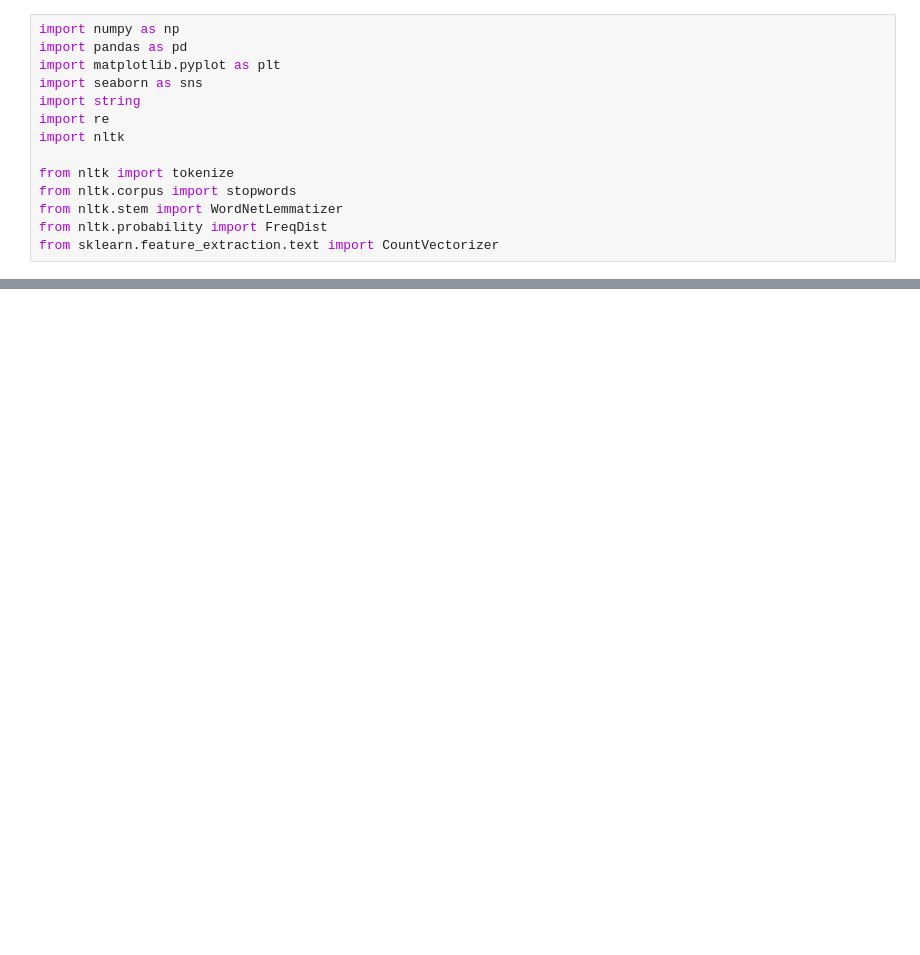
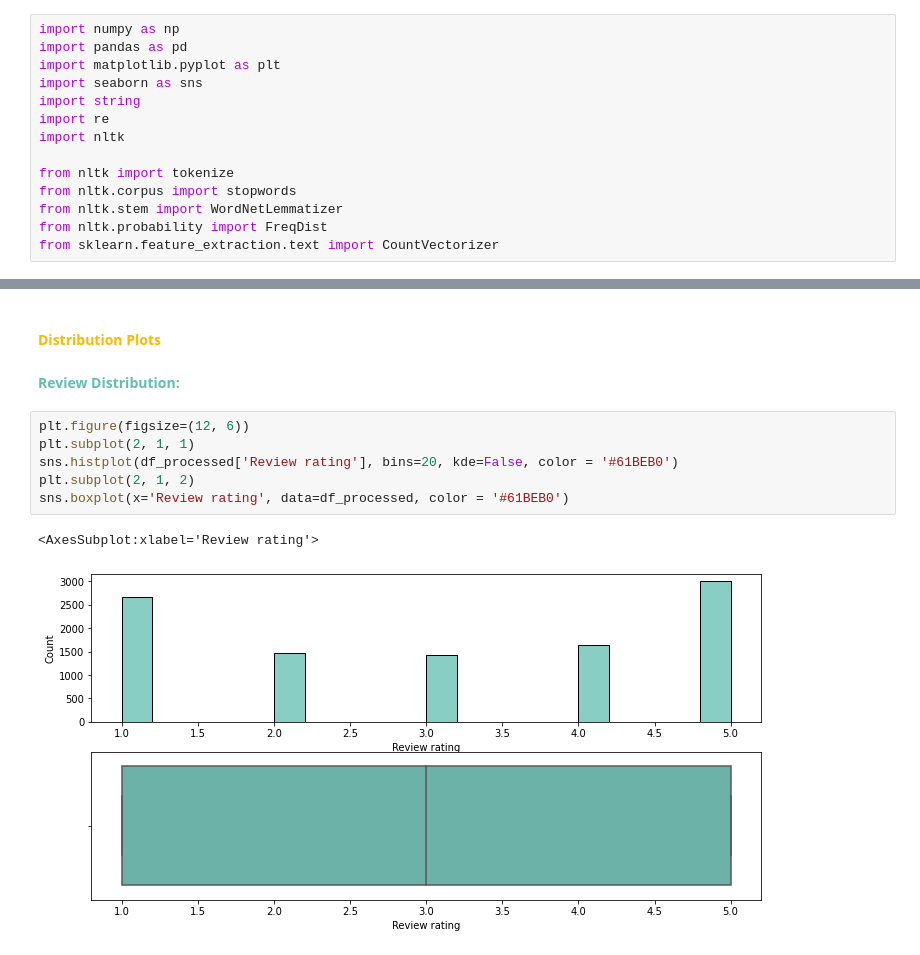
Before and after one commit to peacetay/CustomerProductReviews, a Jupyter notebook: EDA.ipynb, the cells around one changed output, grey strips where cells are left out. Drawn from its saved outputs; the diff is of its cells as text; blank space fills up the shorter version.

```diff
--- a/EDA.ipynb
+++ b/EDA.ipynb
@@ -30,0 +45,13 @@ df_raw.head(5)
+# %% [markdown]
+#### <font color=#FFB703> **Distribution Plots** </font>
+# %% [markdown]
+<font color=#61BEB0>**Review Distribution:**</font>
+# %%
+plt.figure(figsize=(12, 6))
+plt.subplot(2, 1, 1)
+sns.histplot(df_processed['Review rating'], bins=20, kde=False, color = '#61BEB0')
+plt.subplot(2, 1, 2)
+sns.boxplot(x='Review rating', data=df_processed, color = '#61BEB0')
+# %% [output]
+<AxesSubplot:xlabel='Review rating'>
+[figure, added]
```
Also changed, not shown: parts of 27 cells of this notebook, 2 other files.
